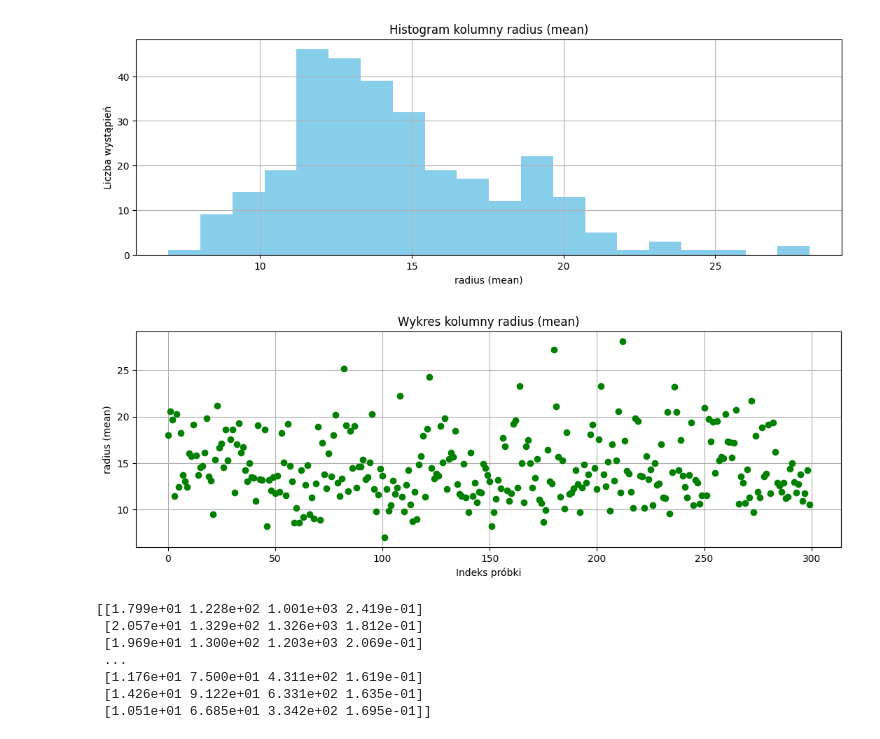
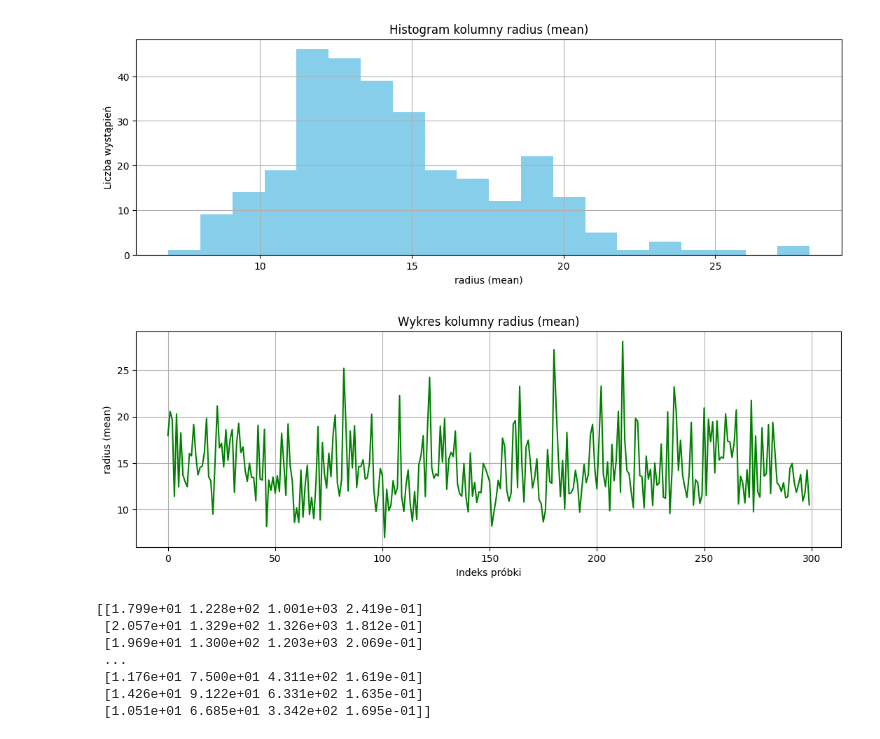
Before and after one commit to biganton/MOWNIT, a Jupyter notebook: lab2/lab2.ipynb, the cells around one changed output. Cells and saved outputs as stored; diff of their text form; code cells hidden in the pictures.

```diff
--- a/lab2/lab2.ipynb
+++ b/lab2/lab2.ipynb
@@ -74,14 +84,14 @@ plt.show()
 [figure]
 # %%
 plt.figure(figsize=(13, 4))
-plt.plot(train_data[selected_column], 'o', color='green')
+plt.plot(train_data[selected_column], color='green')
 plt.title(f'Wykres kolumny {selected_column}')
 plt.xlabel('Indeks próbki')
 plt.ylabel(selected_column)
 plt.grid(True)
 plt.show()
 # %% [output]
-[figure, old version]
+[figure, new version]
 # %%
 selected_columns = ['radius (mean)', 'perimeter (mean)', 'area (mean)', 'symmetry (mean)']
 
```
Also changed, not shown: parts of 5 cells of this notebook.
